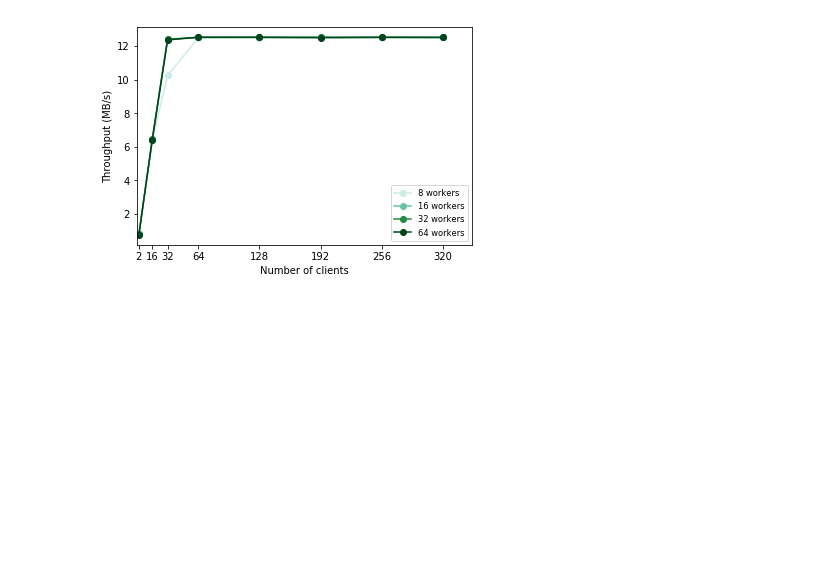
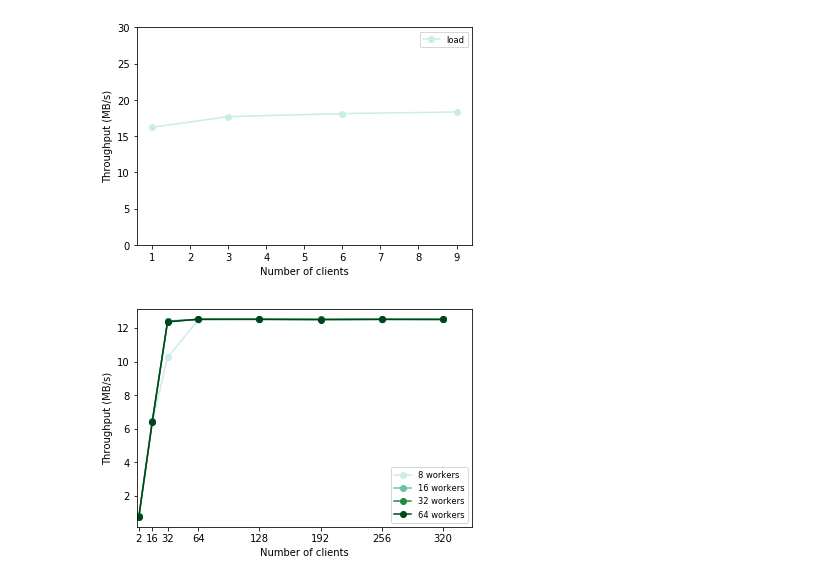
Before and after one commit to flock0/eth-asl, a Jupyter notebook: bash/5_multigets/postprocessing/server_dstat_logs.ipynb, the cells around one changed output. Saved outputs shown, nothing was run; the diff lists cells and outputs as text; code cells hidden in the pictures; blank space fills up the shorter version.

```diff
--- a/bash/5_multigets/postprocessing/server_dstat_logs.ipynb
+++ b/bash/5_multigets/postprocessing/server_dstat_logs.ipynb
@@ -65,9 +65,13 @@ def aggregate_dstat_all_servers(experiment_dir, reps, dstat_filename, server_dst
     sums = sum_dstat_servers(data, ['recv', 'send'])
     return pd.concat([means, sums])
 # %%
-experiment_dir = "/home/flo/Documents/eth-asl-final-experiment-data/exp5/5_1_multigets_sharded_2017-11-24_085912"
+experiment_dir = "/home/flo/Documents/eth-asl-final-experiment-data/exp5/5_2_multigets_nonsharded_2017-11-24_092308"
+sharded = "nonsharded"
+#experiment_dir = "/home/flo/Documents/eth-asl-final-experiment-data/exp5/5_1_multigets_sharded_2017-11-24_085912"
+#sharded = "sharded"
+
 multigets = [1, 3, 6, 9]
-sharded = "sharded"
+
 dstat_filename = "client_dstat_01.log"
 server_dstat_filenames = ["server_dstat_06.log", "server_dstat_07.log"]
 reps = 3
@@ -94,18 +98,19 @@ read_server_dstat_all_reps_noavg(experiment_dir, reps, dstat_filename, "server_d
 # %%
 
 fig, ax = plt.subplots()
 color_cycler = cycler('color', ['#ccece6', '#66c2a4', '#238b45', '#00441b'])
-#ax.set_ylim([0, 30])
-ax.set_xlim([0, 400])
+ax.set_ylim([0, 30])
+#ax.set_xlim([0, 400])
 ax.set_prop_cycle(color_cycler)
-for key, grp in nice_table.groupby(['workers']):
-    grp.plot(ax=ax, x='num_clients', y='load', label="{} workers".format(int(key)), marker='o')
-    plt.xticks(grp['num_clients'])
+agg_table.plot(ax=ax, x='multigets', y='load', marker='o')
+#plt.xticks(multigets)
 ax.legend(loc="best", fontsize="small")
 ax.set_xlabel("Number of clients")
 ax.set_ylabel("Throughput (MB/s)")
 
 plt.show()
+# %% [output]
+[figure, added]
 # %%
 experiment_dir = "/home/flo/Documents/eth-asl-final-experiment-data/exp3/3_2_middleware_baseline_twomws_2017-11-26_193516"
 workload = "readOnly"
```
Also changed, not shown: parts of 2 cells of this notebook, 4 other files.
